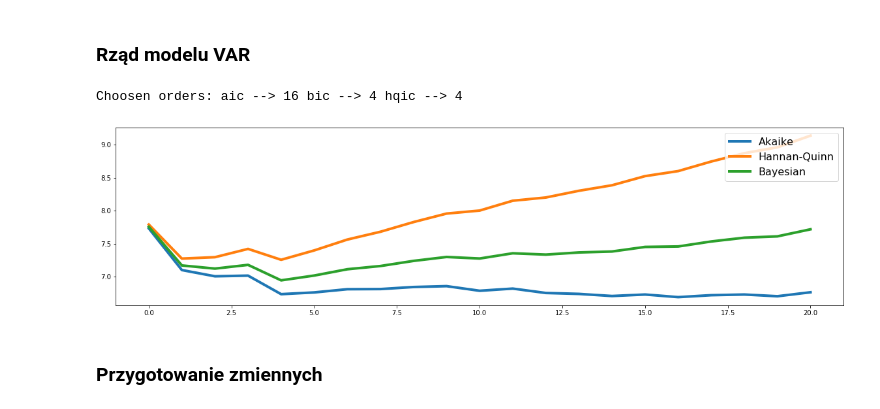
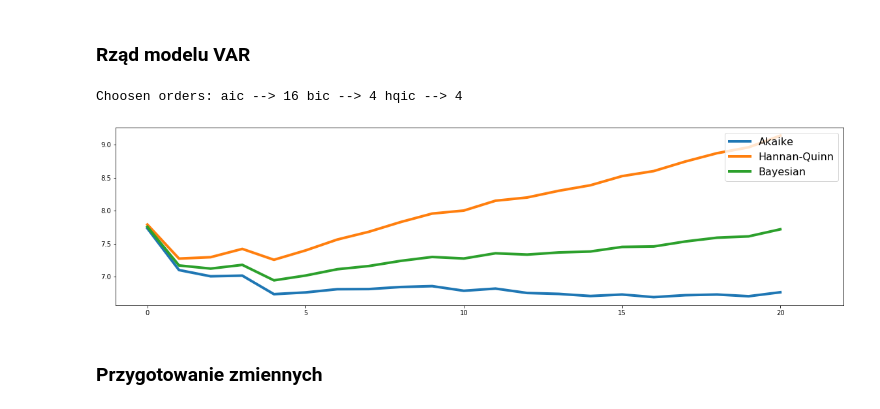
Before and after one commit to mefor44/VAR-zellner-estimator, a Jupyter notebook: EDA_Statsmodels_VAR.ipynb, the cells around one changed output. Cells and saved outputs as stored; diff of their text form; code cells hidden in the pictures.

```diff
--- a/EDA_Statsmodels_VAR.ipynb
+++ b/EDA_Statsmodels_VAR.ipynb
@@ -274,19 +275,20 @@ Text(0.5, 1.0, 'Histogram dla OTC (cały zbiór)')
 # %%
 model = VAR(endog_train)
 orders = model.select_order(maxlags = 20)
 ic_dict = orders.ics
 orders_ints = orders.selected_orders
 print("Choosen orders: aic -->", orders_ints["aic"], "bic -->", orders_ints["bic"], "hqic -->", orders_ints["hqic"])
 plt.figure(figsize = (20,5))
-plt.plot(ic_dict["aic"], lw = 4)
-plt.plot(ic_dict["bic"], lw = 4)
-plt.plot(ic_dict["hqic"], lw = 4)
+plt.plot(range(21), ic_dict["aic"], lw = 4)
+plt.plot(range(21),ic_dict["bic"], lw = 4)
+plt.plot(range(21),ic_dict["hqic"], lw = 4)
 plt.legend(labels = ["Akaike", "Hannan-Quinn", "Bayesian"], loc = "upper right", fontsize = 16)
+plt.xlim(-1,22)
 plt.savefig(figure_path + "var_order.png")
 plt.show()
 # %% [output]
 Choosen orders: aic --> 16 bic --> 4 hqic --> 4
-[figure, old version]
+[figure, new version]
 # %% [markdown]
 ### Przygotowanie zmiennych
 # %%
```
Also changed, not shown: parts of 16 cells of this notebook, 1 other file.
